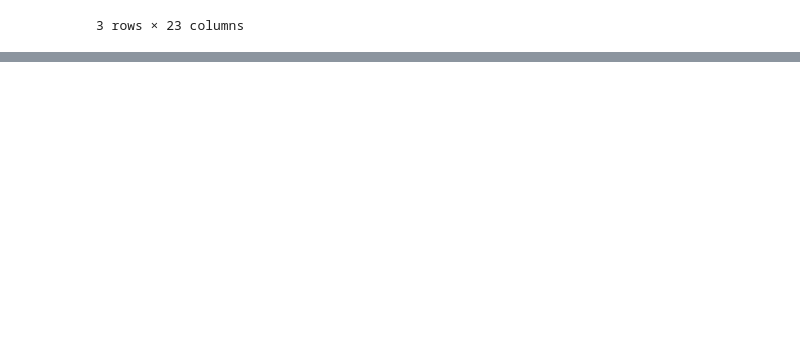
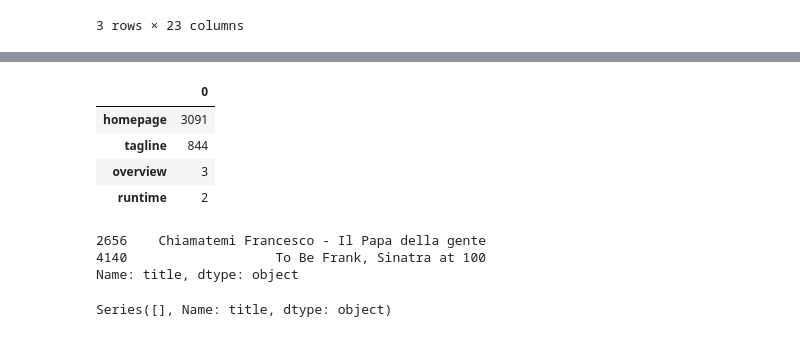
Before and after one commit to longxiangfu/python_learn, a Jupyter notebook: python/data_resolver/film/film_data_resolver.ipynb, the cells around one changed output, grey strips where cells are left out. Cells and saved outputs as stored; diff of their text form; code cells hidden in the pictures; blank space fills up the shorter version.

```diff
--- a/python/data_resolver/film/film_data_resolver.ipynb
+++ b/python/data_resolver/film/film_data_resolver.ipynb
@@ -155,0 +180,15 @@ all_df.head(3)
+# %%
+nas = pd.DataFrame(all_df.isnull().sum())
+nas[nas.sum(axis=1)>0].sort_values(by=[0], ascending=False)
+# %% [output]
+|  | 0 |
+| homepage | 3091 |
+| tagline | 844 |
+| overview | 3 |
+| runtime | 2 |
+# %%
+all_df.loc[all_df['runtime'].isnull(), 'title']
+# %% [output]
+2656    Chiamatemi Francesco - Il Papa della gente
+4140                   To Be Frank, Sinatra at 100
+Name: title, dtype: object
@@ -155,0 +197,4 @@ all_df.head(3)
+# %%
+all_df.loc[all_df['runtime'].isnull(), 'title']
+# %% [output]
+Series([], Name: title, dtype: object)
```
Also changed, not shown: parts of 8 cells of this notebook.
